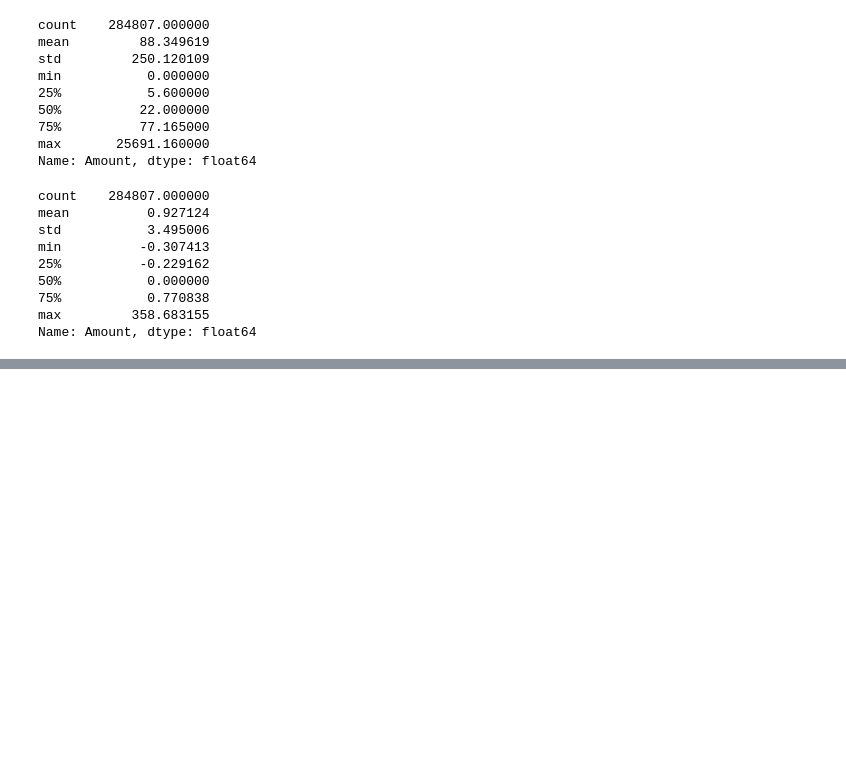
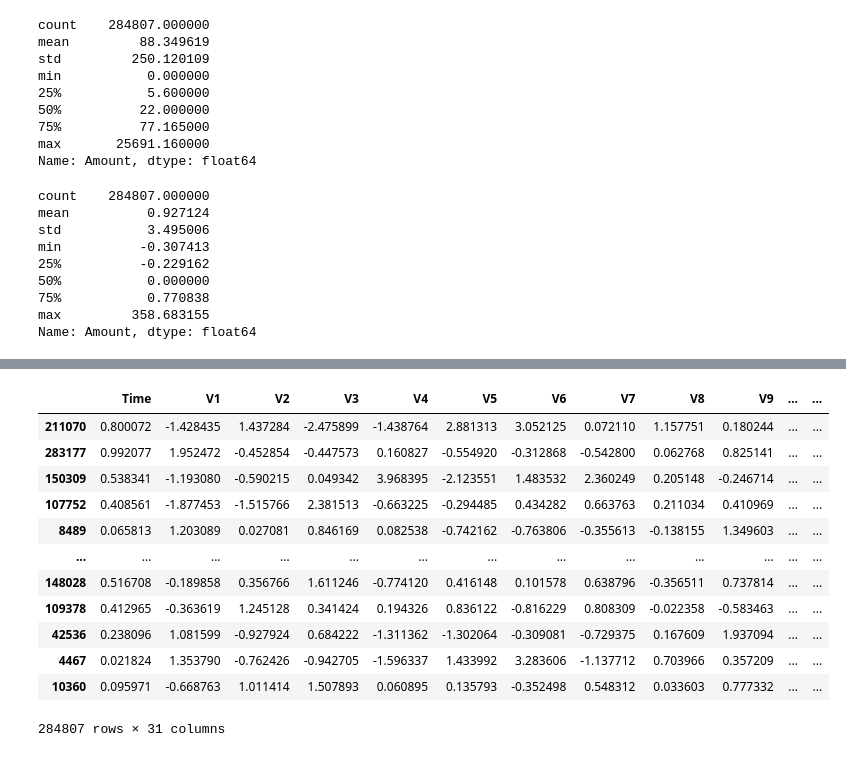
Before and after one commit to Shubham91999/Credit-Card-Fraud-Detection, a Jupyter notebook: Detection.ipynb, the cells around one changed output, grey strips where cells are left out. Saved outputs shown, nothing was run; the diff lists cells and outputs as text; code cells hidden in the pictures; blank space fills up the shorter version.

```diff
--- a/Untitled-1.ipynb
+++ b/Detection.ipynb
@@ -128,0 +148,18 @@ Name: Amount, dtype: float64
+# %%
+# Shuffling the rows
+new_df = new_df.sample(frac=1, random_state=1)
+new_df
+# %% [output]
+|  | Time | V1 | V2 | V3 | V4 | V5 | V6 | V7 | V8 | V9 | ... | ... |
+| 211070 | 0.800072 | -1.428435 | 1.437284 | -2.475899 | -1.438764 | 2.881313 | 3.052125 | 0.072110 | 1.157751 | 0.180244 | ... | ... |
+| 283177 | 0.992077 | 1.952472 | -0.452854 | -0.447573 | 0.160827 | -0.554920 | -0.312868 | -0.542800 | 0.062768 | 0.825141 | ... | ... |
+| 150309 | 0.538341 | -1.193080 | -0.590215 | 0.049342 | 3.968395 | -2.123551 | 1.483532 | 2.360249 | 0.205148 | -0.246714 | ... | ... |
+| 107752 | 0.408561 | -1.877453 | -1.515766 | 2.381513 | -0.663225 | -0.294485 | 0.434282 | 0.663763 | 0.211034 | 0.410969 | ... | ... |
+| 8489 | 0.065813 | 1.203089 | 0.027081 | 0.846169 | 0.082538 | -0.742162 | -0.763806 | -0.355613 | -0.138155 | 1.349603 | ... | ... |
+| ... | ... | ... | ... | ... | ... | ... | ... | ... | ... | ... | ... | ... |
+| 148028 | 0.516708 | -0.189858 | 0.356766 | 1.611246 | -0.774120 | 0.416148 | 0.101578 | 0.638796 | -0.356511 | 0.737814 | ... | ... |
+| 109378 | 0.412965 | -0.363619 | 1.245128 | 0.341424 | 0.194326 | 0.836122 | -0.816229 | 0.808309 | -0.022358 | -0.583463 | ... | ... |
+| 42536 | 0.238096 | 1.081599 | -0.927924 | 0.684222 | -1.311362 | -1.302064 | -0.309081 | -0.729375 | 0.167609 | 1.937094 | ... | ... |
+| 4467 | 0.021824 | 1.353790 | -0.762426 | -0.942705 | -1.596337 | 1.433992 | 3.283606 | -1.137712 | 0.703966 | 0.357209 | ... | ... |
+| 10360 | 0.095971 | -0.668763 | 1.011414 | 1.507893 | 0.060895 | 0.135793 | -0.352498 | 0.548312 | 0.033603 | 0.777332 | ... | ... |
+284807 rows × 31 columns
```
Also changed, not shown: parts of 4 cells of this notebook.
